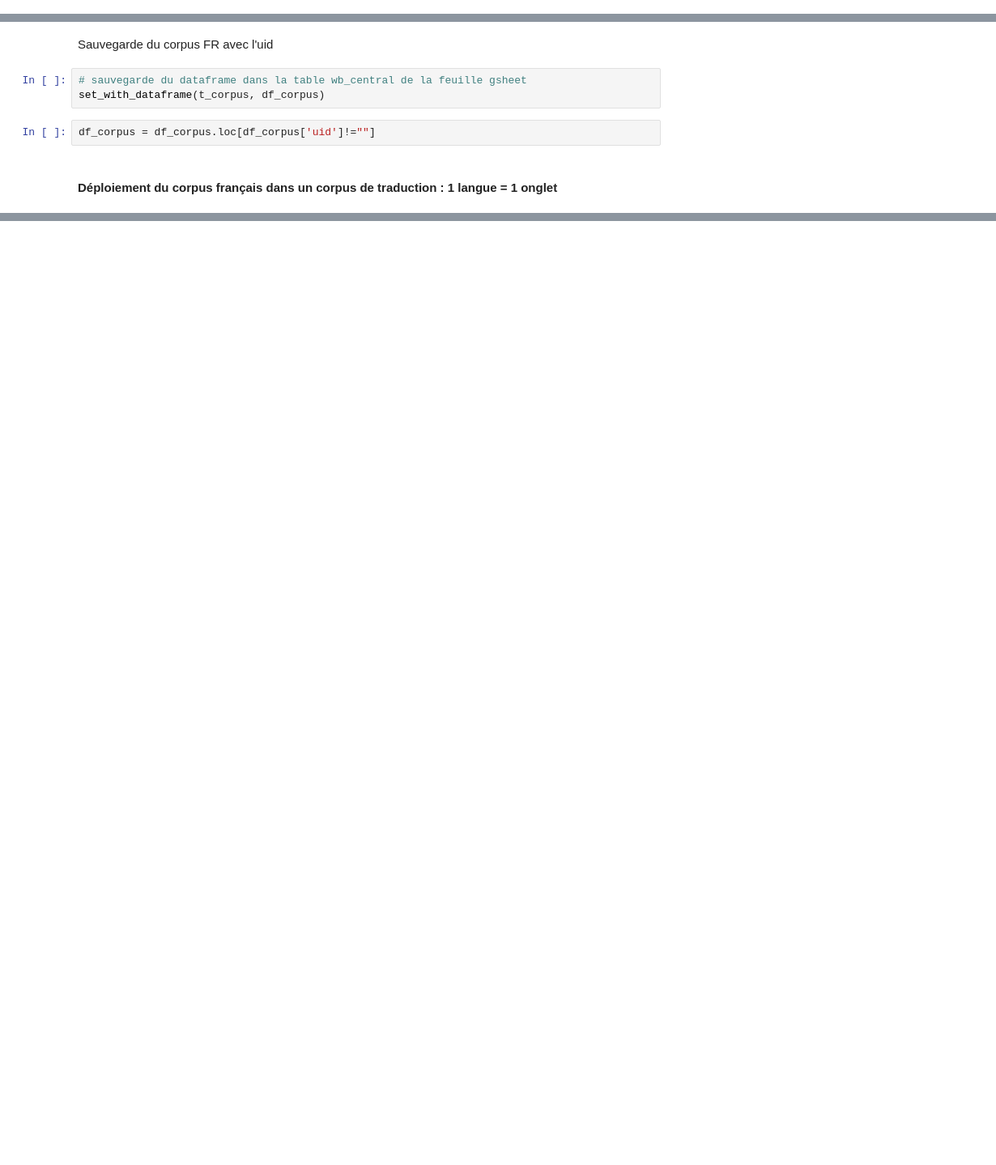
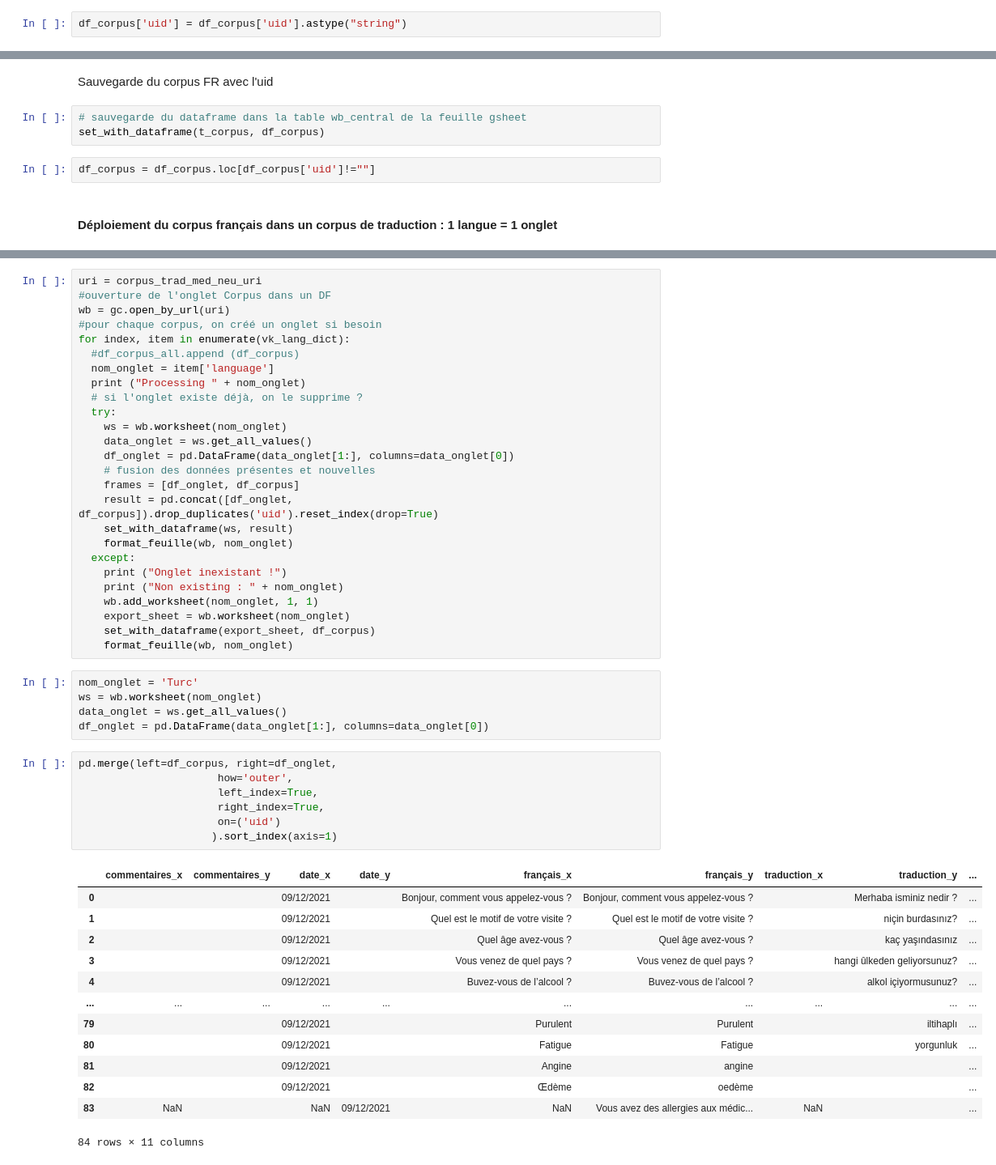
Before and after one commit to gretiere545/corpus, a Jupyter notebook: corpus_maker_init.ipynb, the cells around one changed output, grey strips where cells are left out. Shown at 81% size. Cells and saved outputs as stored; diff of their text form; blank space fills up the shorter version.

```diff
--- a/corpus_maker_init.ipynb
+++ b/corpus_maker_init.ipynb
@@ -151,0 +155,2 @@ df_corpus
+# %%
+df_corpus['uid'] = df_corpus['uid'].astype("string")
@@ -206,0 +243,52 @@ for index, item in enumerate(vk_lang_dict):
+# %%
+uri = corpus_trad_med_neu_uri
+#ouverture de l'onglet Corpus dans un DF
+wb = gc.open_by_url(uri)
+#pour chaque corpus, on créé un onglet si besoin
+for index, item in enumerate(vk_lang_dict):
+  #df_corpus_all.append (df_corpus)
+  nom_onglet = item['language']
+  print ("Processing " + nom_onglet)
+  # si l'onglet existe déjà, on le supprime ?
+  try:
+    ws = wb.worksheet(nom_onglet)
+    data_onglet = ws.get_all_values()
+    df_onglet = pd.DataFrame(data_onglet[1:], columns=data_onglet[0])
+    # fusion des données présentes et nouvelles
+    frames = [df_onglet, df_corpus]
+    result = pd.concat([df_onglet, df_corpus]).drop_duplicates('uid').reset_index(drop=True)
+    set_with_dataframe(ws, result)
+    format_feuille(wb, nom_onglet)
+  except:
+    print ("Onglet inexistant !")
+    print ("Non existing : " + nom_onglet)
+    wb.add_worksheet(nom_onglet, 1, 1)
+    export_sheet = wb.worksheet(nom_onglet)
+    set_with_dataframe(export_sheet, df_corpus)
+    format_feuille(wb, nom_onglet)
+# %%
+nom_onglet = 'Turc'
+ws = wb.worksheet(nom_onglet)
+data_onglet = ws.get_all_values()
+df_onglet = pd.DataFrame(data_onglet[1:], columns=data_onglet[0])
+# %%
+pd.merge(left=df_corpus, right=df_onglet,
+                      how='outer',
+                      left_index=True,
+                      right_index=True,
+                      on=('uid')
+                     ).sort_index(axis=1)
+# %% [output]
+|  | commentaires_x | commentaires_y | date_x | date_y | français_x | français_y | traduction_x | traduction_y | ... |
+| 0 |  |  | 09/12/2021 |  | Bonjour, comment vous appelez-vous ? | Bonjour, comment vous appelez-vous ? |  | Merhaba isminiz nedir ? | ... |
+| 1 |  |  | 09/12/2021 |  | Quel est le motif de votre visite ? | Quel est le motif de votre visite ? |  | niçin burdasınız? | ... |
+| 2 |  |  | 09/12/2021 |  | Quel âge avez-vous ? | Quel âge avez-vous ? |  | kaç yaşındasınız | ... |
+| 3 |  |  | 09/12/2021 |  | Vous venez de quel pays ? | Vous venez de quel pays ? |  | hangi ûlkeden geliyorsunuz? | ... |
+| 4 |  |  | 09/12/2021 |  | Buvez-vous de l’alcool ? | Buvez-vous de l’alcool ? |  | alkol içiyormusunuz? | ... |
+| ... | ... | ... | ... | ... | ... | ... | ... | ... | ... |
+| 79 |  |  | 09/12/2021 |  | Purulent | Purulent |  | iltihaplı | ... |
+| 80 |  |  | 09/12/2021 |  | Fatigue | Fatigue |  | yorgunluk | ... |
+| 81 |  |  | 09/12/2021 |  | Angine | angine |  |  | ... |
+| 82 |  |  | 09/12/2021 |  | Œdème | oedème |  |  | ... |
+| 83 | NaN |  | NaN | 09/12/2021 | NaN | Vous avez des allergies aux médic... | NaN |  | ... |
+84 rows × 11 columns
```
Also changed, not shown: parts of 10 cells of this notebook.
